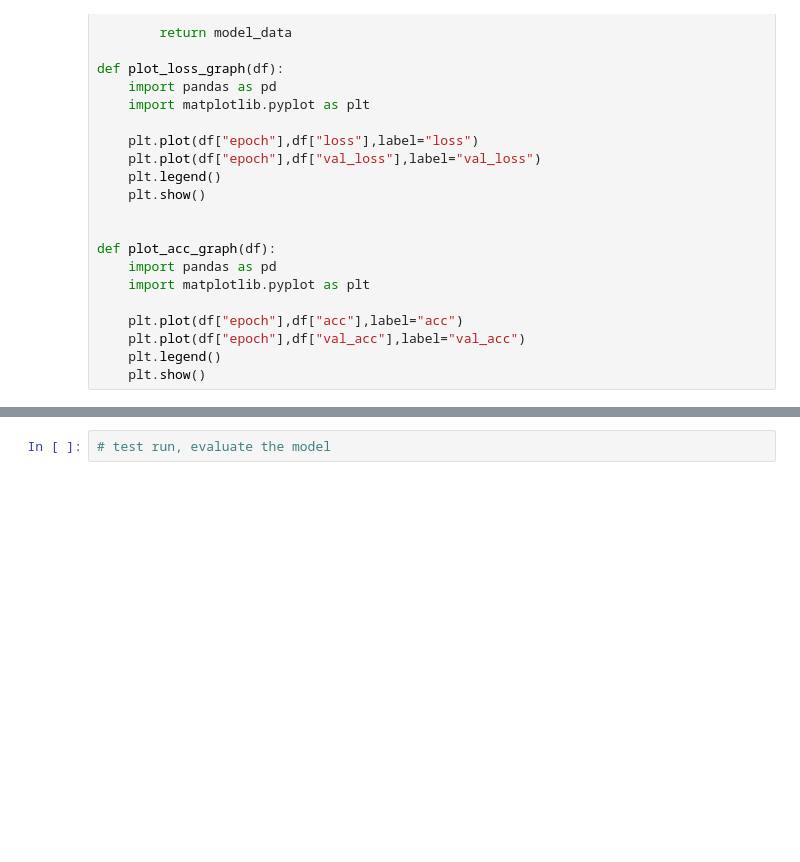
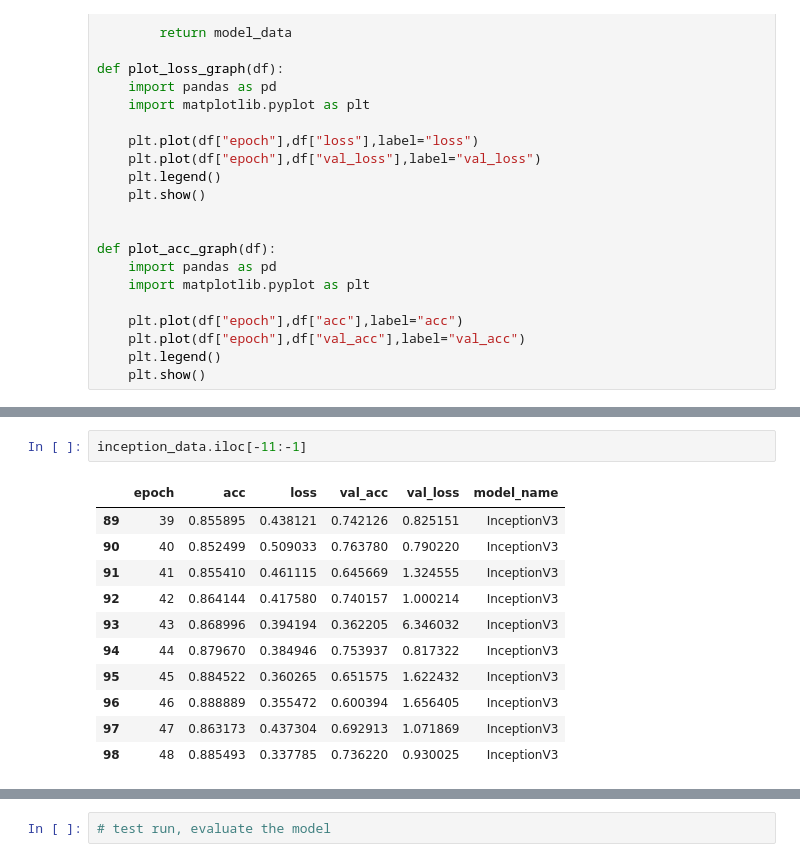
Before and after one commit to Stvchm9703/uts-deep-learning-tutoral-assignment, a Jupyter notebook: assignment-2/image-classification.nbconvert.ipynb, the cells around one changed output, grey strips where cells are left out. Drawn from its saved outputs; the diff is of its cells as text; blank space fills up the shorter version.

```diff
--- a/assignment-2/image-classification.nbconvert.ipynb
+++ b/assignment-2/image-classification.nbconvert.ipynb
@@ -517,5 +599,19 @@ val_loss         1.223282
 model_name    InceptionV3
 Name: 99, dtype: object
+# %%
+inception_data.iloc[-11:-1]
+# %% [output]
+|  | epoch | acc | loss | val_acc | val_loss | model_name |
+| 89 | 39 | 0.855895 | 0.438121 | 0.742126 | 0.825151 | InceptionV3 |
+| 90 | 40 | 0.852499 | 0.509033 | 0.763780 | 0.790220 | InceptionV3 |
+| 91 | 41 | 0.855410 | 0.461115 | 0.645669 | 1.324555 | InceptionV3 |
+| 92 | 42 | 0.864144 | 0.417580 | 0.740157 | 1.000214 | InceptionV3 |
+| 93 | 43 | 0.868996 | 0.394194 | 0.362205 | 6.346032 | InceptionV3 |
+| 94 | 44 | 0.879670 | 0.384946 | 0.753937 | 0.817322 | InceptionV3 |
+| 95 | 45 | 0.884522 | 0.360265 | 0.651575 | 1.622432 | InceptionV3 |
+| 96 | 46 | 0.888889 | 0.355472 | 0.600394 | 1.656405 | InceptionV3 |
+| 97 | 47 | 0.863173 | 0.437304 | 0.692913 | 1.071869 | InceptionV3 |
+| 98 | 48 | 0.885493 | 0.337785 | 0.736220 | 0.930025 | InceptionV3 |
 # %%
 # resnet_data = df[df["model_name"] == "resnet151_v2"]
 resnet_data = df.query("model_name ==  'ResNet151V2' | model_name =='resnet151_v2' ")
```
Also changed, not shown: parts of 12 cells of this notebook, 3 other files.
